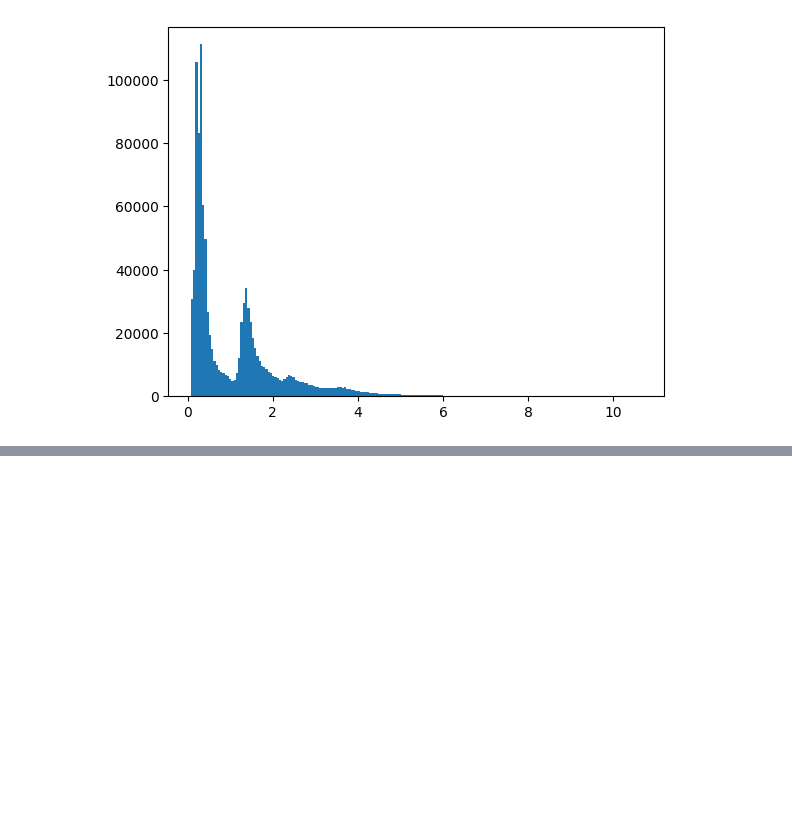
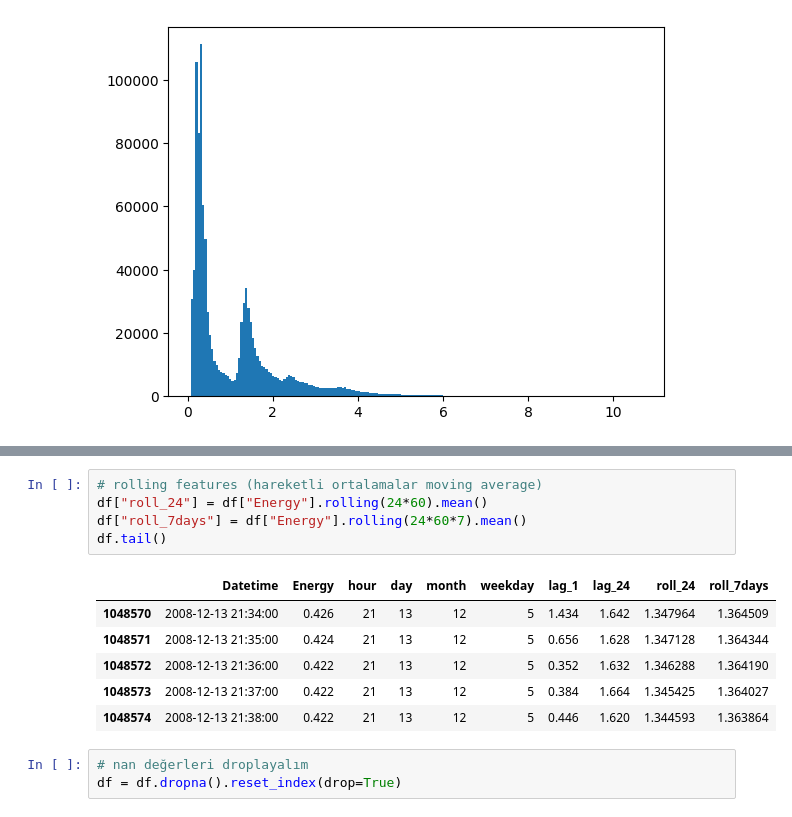
Before and after one commit to ArsenLupen53/GYZU-BTK-codespace, a Jupyter notebook: finansta_yz/finansta_yz.ipynb, the cells around one changed output, grey strips where cells are left out. Cells and saved outputs as stored; diff of their text form; blank space fills up the shorter version.

```diff
--- a/finansta_yz/finansta_yz.ipynb
+++ b/finansta_yz/finansta_yz.ipynb
@@ -149,0 +190,15 @@ plt.show()
+# %%
+# rolling features (hareketli ortalamalar moving average)
+df["roll_24"] = df["Energy"].rolling(24*60).mean()
+df["roll_7days"] = df["Energy"].rolling(24*60*7).mean()
+df.tail()
+# %% [output]
+|  | Datetime | Energy | hour | day | month | weekday | lag_1 | lag_24 | roll_24 | roll_7days |
+| 1048570 | 2008-12-13 21:34:00 | 0.426 | 21 | 13 | 12 | 5 | 1.434 | 1.642 | 1.347964 | 1.364509 |
+| 1048571 | 2008-12-13 21:35:00 | 0.424 | 21 | 13 | 12 | 5 | 0.656 | 1.628 | 1.347128 | 1.364344 |
+| 1048572 | 2008-12-13 21:36:00 | 0.422 | 21 | 13 | 12 | 5 | 0.352 | 1.632 | 1.346288 | 1.364190 |
+| 1048573 | 2008-12-13 21:37:00 | 0.422 | 21 | 13 | 12 | 5 | 0.384 | 1.664 | 1.345425 | 1.364027 |
+| 1048574 | 2008-12-13 21:38:00 | 0.422 | 21 | 13 | 12 | 5 | 0.446 | 1.620 | 1.344593 | 1.363864 |
+# %%
+# nan değerleri droplayalım
+df = df.dropna().reset_index(drop=True)
```
Also changed, not shown: parts of 13 cells of this notebook.
